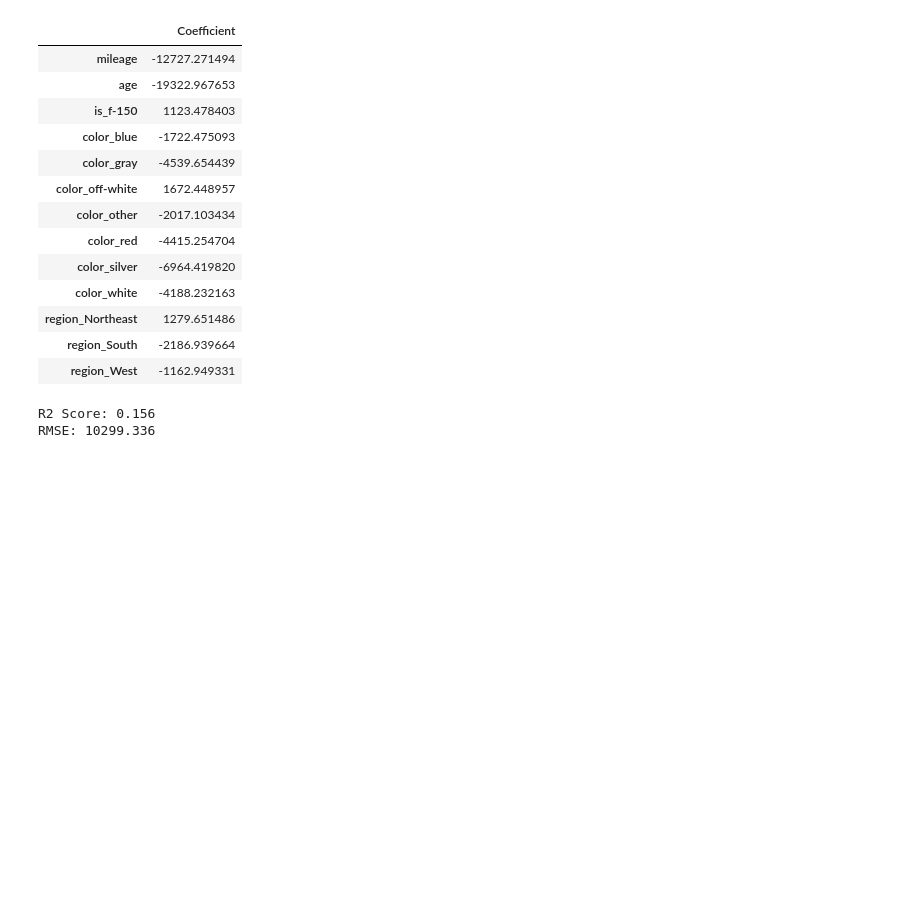
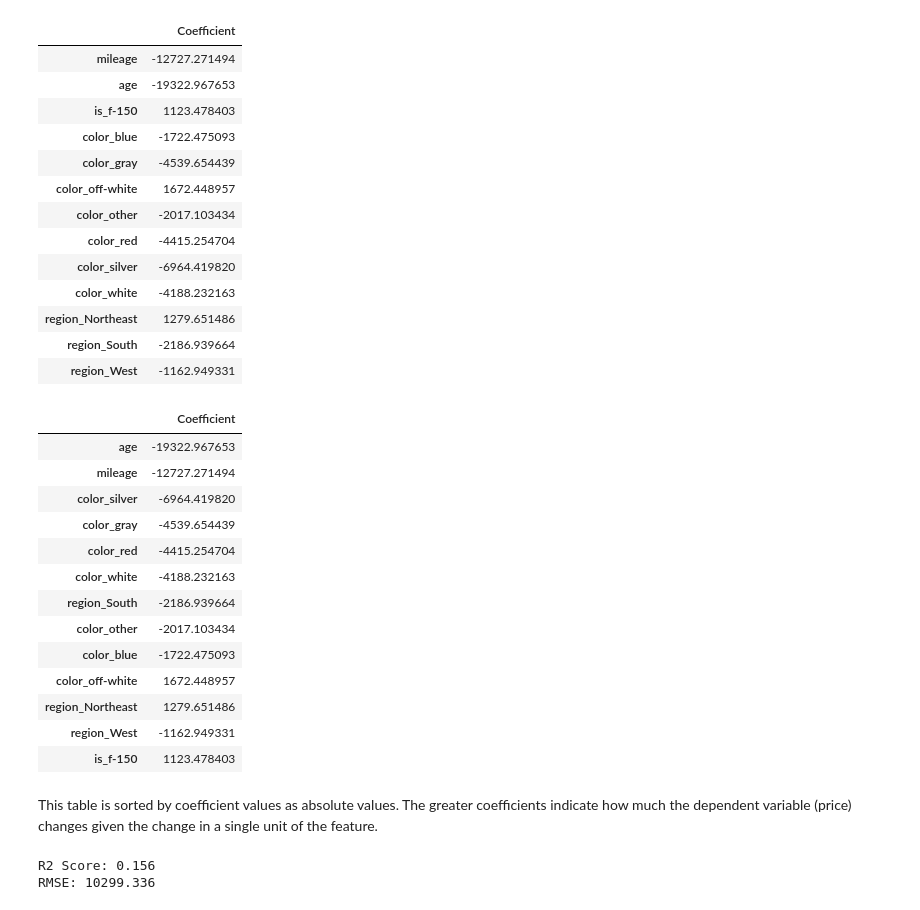
Before and after one commit to masonnicoletti/Car-Analysis-Project, a Jupyter notebook: regression.ipynb, the cells around one changed output. Cells and saved outputs as stored; diff of their text form; code cells hidden in the pictures; blank space fills up the shorter version.

```diff
--- a/regression.ipynb
+++ b/regression.ipynb
@@ -97,6 +97,30 @@ coef_table
 | region_Northeast | 1279.651486 |
 | region_South | -2186.939664 |
 | region_West | -1162.949331 |
+# %%
+# Sort the table by coefficients to evaluate which variables are changing most significantly
+sort_df = coef_table
+sort_df['Absolute_Value_Coef'] = sort_df['Coefficient'].abs()
+sort_df = sort_df.sort_values(by="Absolute_Value_Coef", ascending=False)
+sort_df = sort_df.drop(columns='Absolute_Value_Coef')
+sort_df
+# %% [output]
+|  | Coefficient |
+| age | -19322.967653 |
+| mileage | -12727.271494 |
+| color_silver | -6964.419820 |
+| color_gray | -4539.654439 |
+| color_red | -4415.254704 |
+| color_white | -4188.232163 |
+| region_South | -2186.939664 |
+| color_other | -2017.103434 |
+| color_blue | -1722.475093 |
+| color_off-white | 1672.448957 |
+| region_Northeast | 1279.651486 |
+| region_West | -1162.949331 |
+| is_f-150 | 1123.478403 |
+# %% [markdown]
+This table is sorted by coefficient values as absolute values. The greater coefficients indicate how much the dependent variable (price) changes given the change in a single unit of the feature.
 # %%
 # Predict on the test data
 pred_test = model.predict(x_test)
```
